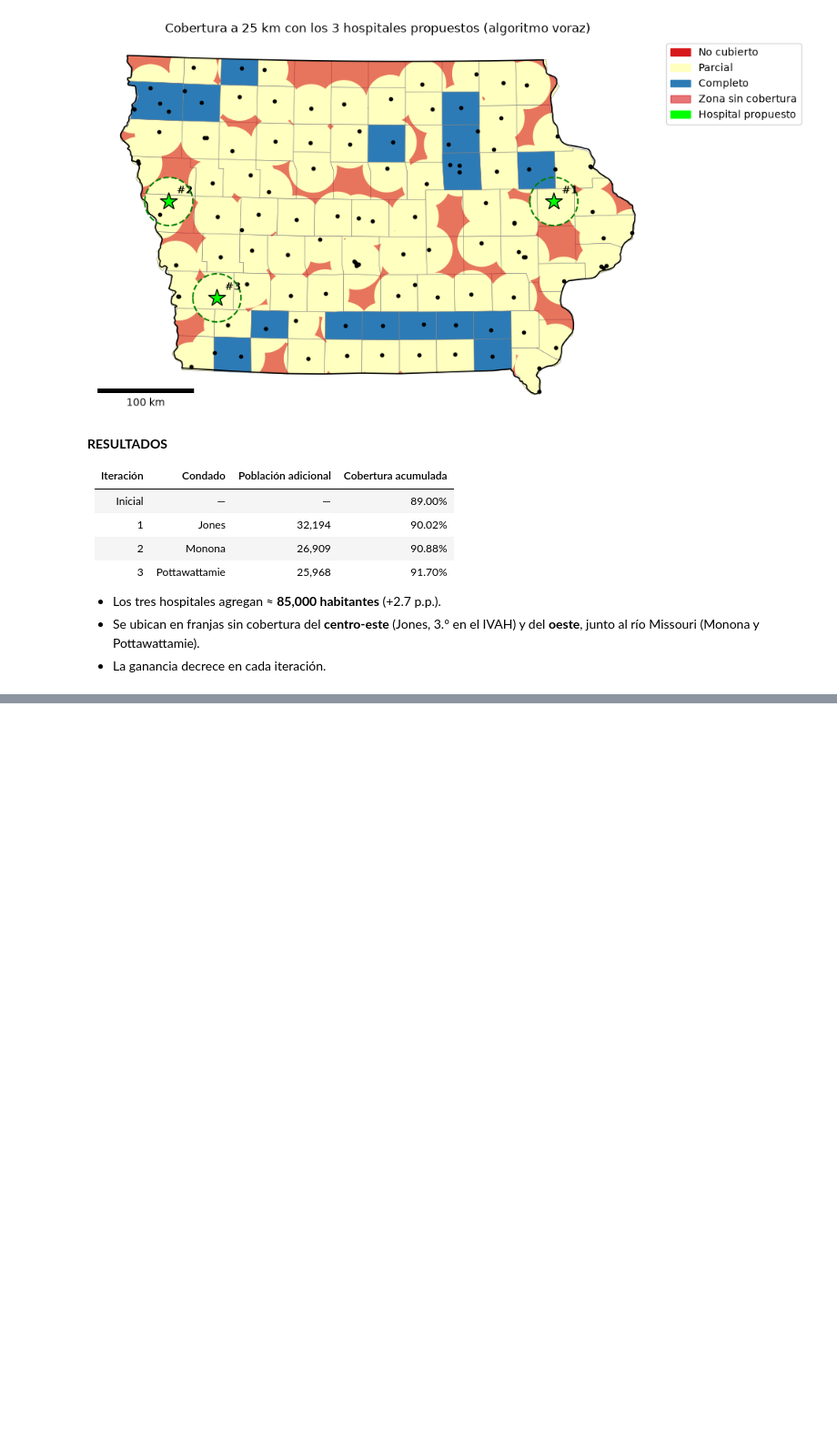
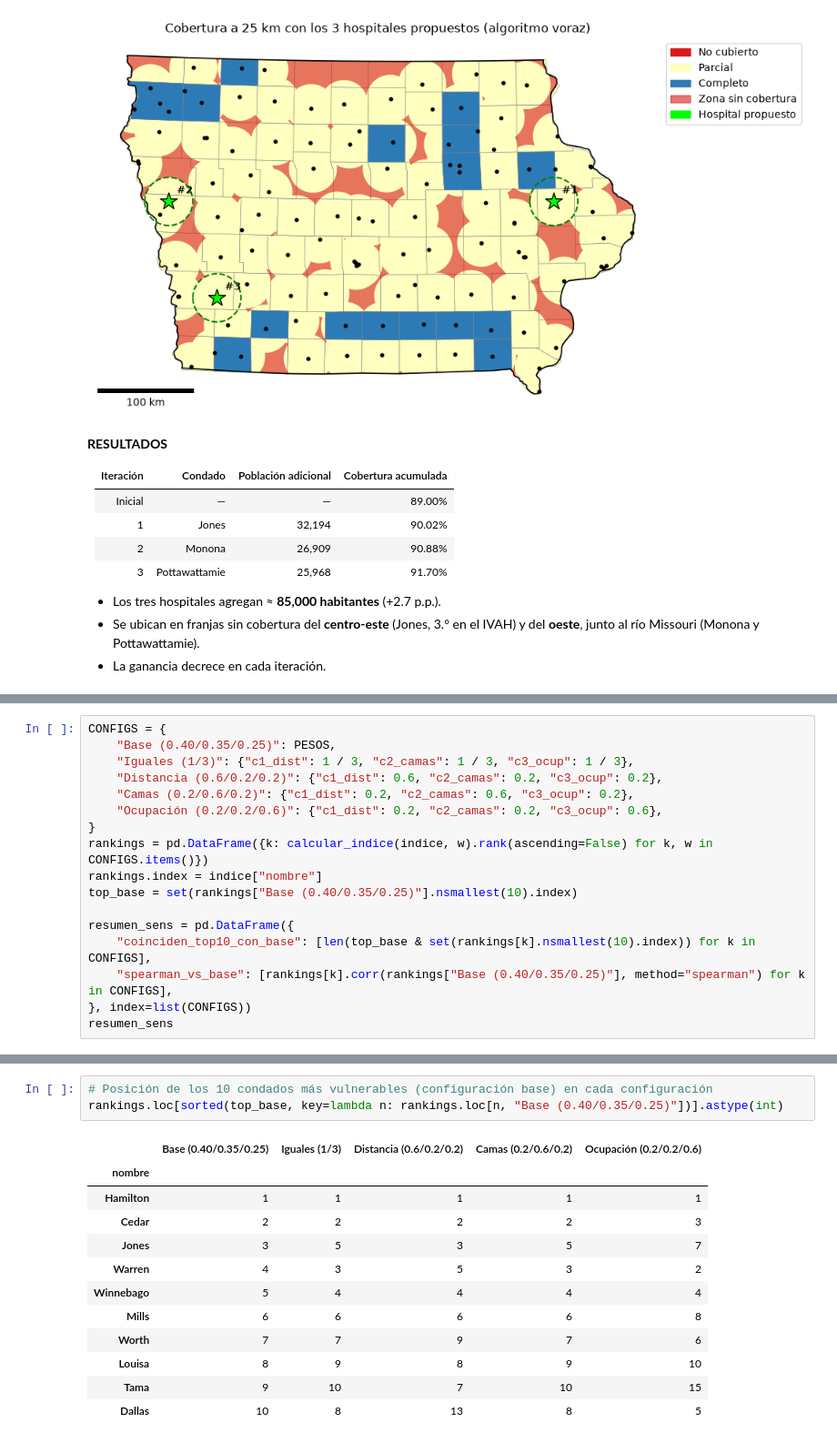
Before and after one commit to Tunchxz/CC2017-Laboratorio-5, a Jupyter notebook: laboratorio5.ipynb, the cells around one changed output, grey strips where cells are left out. Shown at 91% size. Saved outputs shown, nothing was run; the diff lists cells and outputs as text; blank space fills up the shorter version.

```diff
--- a/laboratorio5.ipynb
+++ b/laboratorio5.ipynb
@@ -733,0 +953,17 @@ plt.show()
+# %%
+CONFIGS = {
+    "Base (0.40/0.35/0.25)": PESOS,
+    "Iguales (1/3)": {"c1_dist": 1 / 3, "c2_camas": 1 / 3, "c3_ocup": 1 / 3},
+    "Distancia (0.6/0.2/0.2)": {"c1_dist": 0.6, "c2_camas": 0.2, "c3_ocup": 0.2},
+    "Camas (0.2/0.6/0.2)": {"c1_dist": 0.2, "c2_camas": 0.6, "c3_ocup": 0.2},
+    "Ocupación (0.2/0.2/0.6)": {"c1_dist": 0.2, "c2_camas": 0.2, "c3_ocup": 0.6},
+}
+rankings = pd.DataFrame({k: calcular_indice(indice, w).rank(ascending=False) for k, w in CONFIGS.items()})
+rankings.index = indice["nombre"]
+top_base = set(rankings["Base (0.40/0.35/0.25)"].nsmallest(10).index)
+
+resumen_sens = pd.DataFrame({
+    "coinciden_top10_con_base": [len(top_base & set(rankings[k].nsmallest(10).index)) for k in CONFIGS],
+    "spearman_vs_base": [rankings[k].corr(rankings["Base (0.40/0.35/0.25)"], method="spearman") for k in CONFIGS],
+}, index=list(CONFIGS))
+resumen_sens
@@ -733,0 +977,16 @@ plt.show()
+# %%
+# Posición de los 10 condados más vulnerables (configuración base) en cada configuración
+rankings.loc[sorted(top_base, key=lambda n: rankings.loc[n, "Base (0.40/0.35/0.25)"])].astype(int)
+# %% [output]
+|  | Base (0.40/0.35/0.25) | Iguales (1/3) | Distancia (0.6/0.2/0.2) | Camas (0.2/0.6/0.2) | Ocupación (0.2/0.2/0.6) |
+| nombre |  |  |  |  |  |
+| Hamilton | 1 | 1 | 1 | 1 | 1 |
+| Cedar | 2 | 2 | 2 | 2 | 3 |
+| Jones | 3 | 5 | 3 | 5 | 7 |
+| Warren | 4 | 3 | 5 | 3 | 2 |
+| Winnebago | 5 | 4 | 4 | 4 | 4 |
+| Mills | 6 | 6 | 6 | 6 | 8 |
+| Worth | 7 | 7 | 9 | 7 | 6 |
+| Louisa | 8 | 9 | 8 | 9 | 10 |
+| Tama | 9 | 10 | 7 | 10 | 15 |
+| Dallas | 10 | 8 | 13 | 8 | 5 |
```
Also changed, not shown: parts of 18 cells of this notebook, 1 other file.
